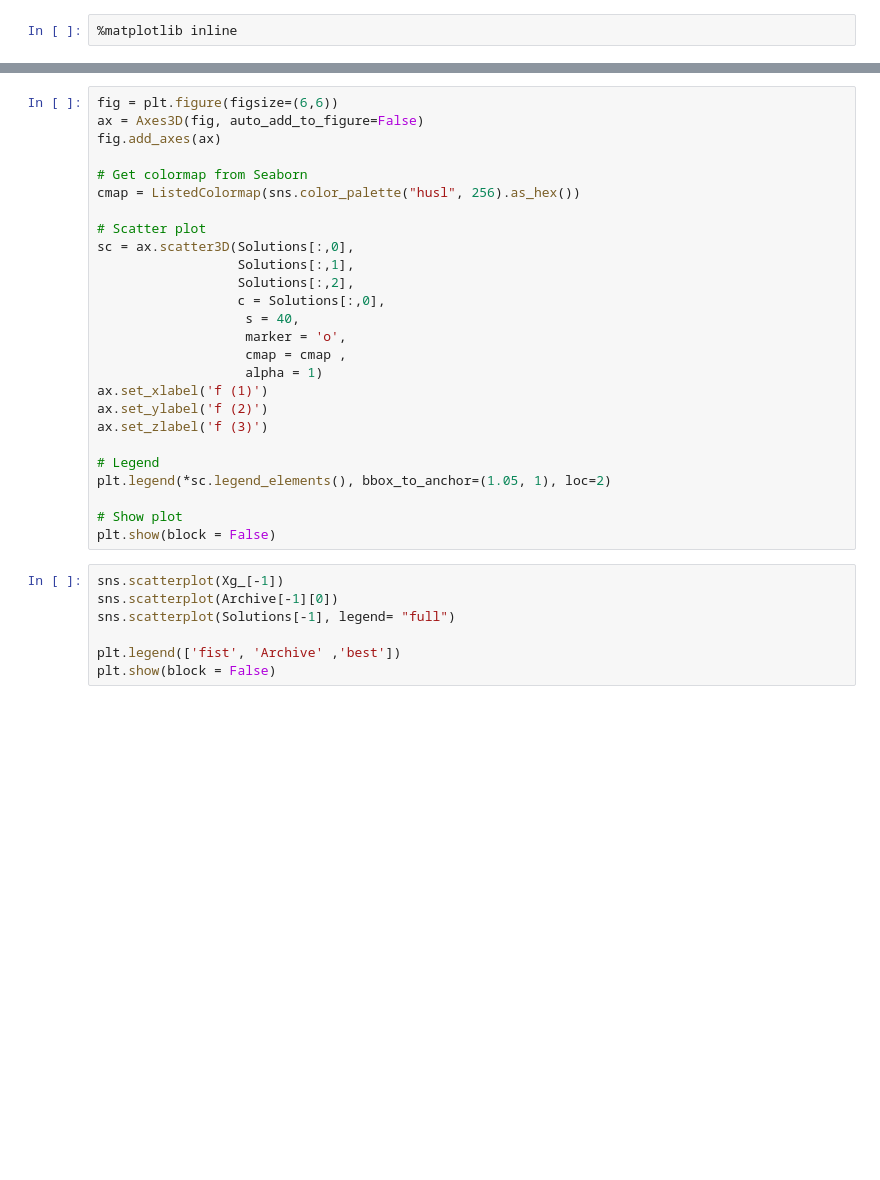
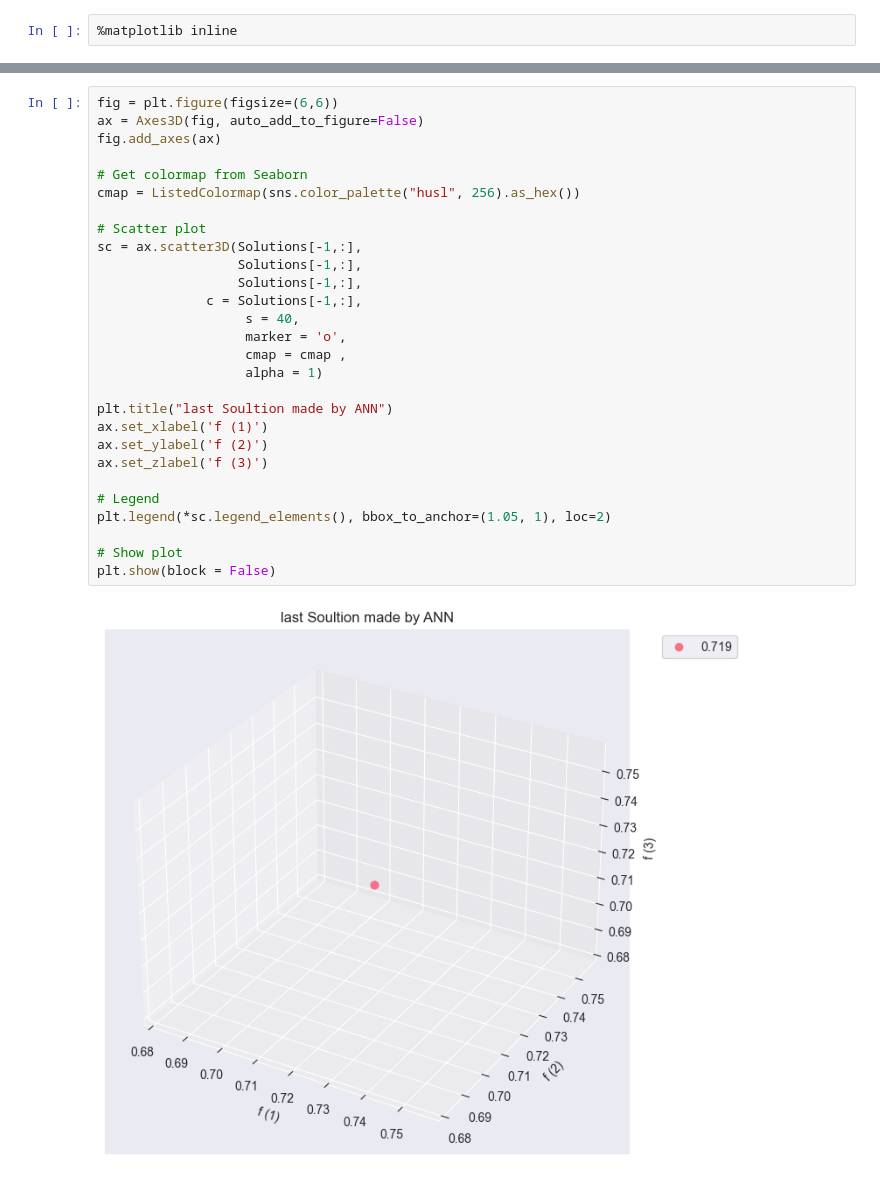
Before and after one commit to amirhu37/LEO, a Jupyter notebook: LEO.ipynb, the cells around one changed output, grey strips where cells are left out. Drawn from its saved outputs; the diff is of its cells as text; blank space fills up the shorter version.

```diff
--- a/LEO.ipynb
+++ b/LEO.ipynb
@@ -583,36 +604,33 @@ Archive.shape
 # %%
 fig = plt.figure(figsize=(6,6))
 ax = Axes3D(fig, auto_add_to_figure=False)
 fig.add_axes(ax)
 
 # Get colormap from Seaborn
 cmap = ListedColormap(sns.color_palette("husl", 256).as_hex())
 
 # Scatter plot
-sc = ax.scatter3D(Solutions[:,0],
-                  Solutions[:,1],
-                  Solutions[:,2],
-                  c = Solutions[:,0],
+sc = ax.scatter3D(Solutions[-1,:],
+                  Solutions[-1,:],
+                  Solutions[-1,:],
+              c = Solutions[-1,:],
                    s = 40,
                    marker = 'o',
                    cmap = cmap ,
                    alpha = 1)
+
+plt.title("last Soultion made by ANN")
 ax.set_xlabel('f (1)')
 ax.set_ylabel('f (2)')
 ax.set_zlabel('f (3)')
 
 # Legend
 plt.legend(*sc.legend_elements(), bbox_to_anchor=(1.05, 1), loc=2)
 
 # Show plot
 plt.show(block = False)
+# %% [output]
+[figure, added]
-# %%
-sns.scatterplot(Xg_[-1])
-sns.scatterplot(Archive[-1][0])
-sns.scatterplot(Solutions[-1], legend= "full")
-
-plt.legend(['fist', 'Archive' ,'best'])
-plt.show(block = False)
 # %%
 
 
```
Also changed, not shown: parts of 43 cells of this notebook, 1 other file.
